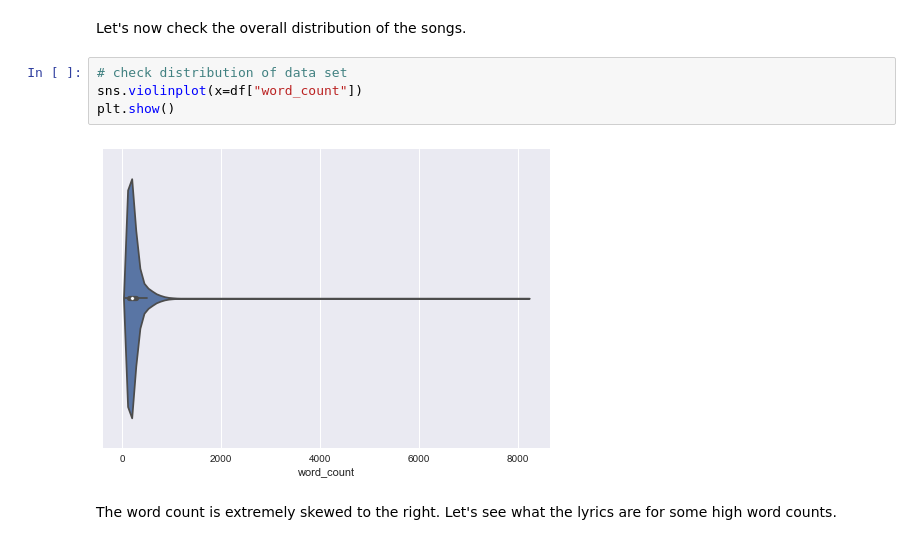
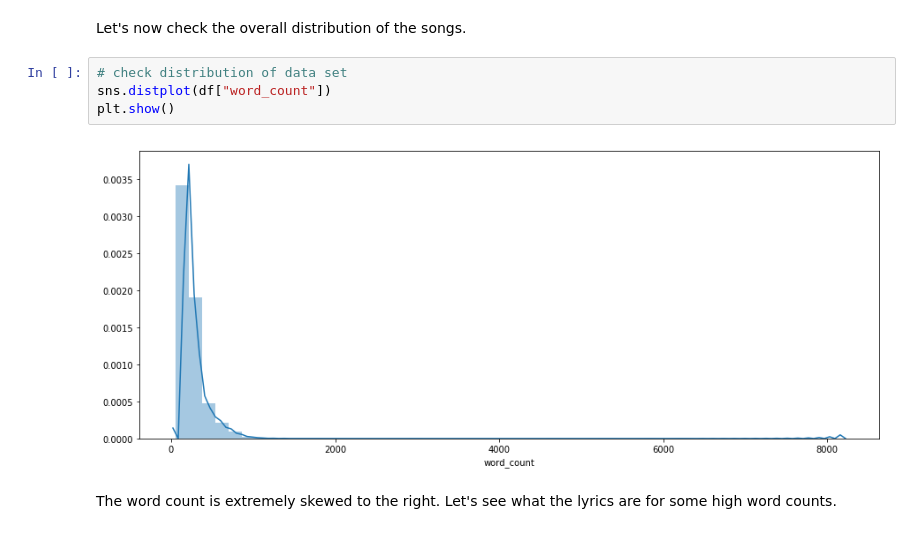
Before and after one commit to ShawnLe007/Lyric-Machine-Learning-Analysis, a Jupyter notebook: COGS118B.ipynb, the cells around one changed output. Drawn from its saved outputs; the diff is of its cells as text.

```diff
--- a/COGS118B.ipynb
+++ b/COGS118B.ipynb
@@ -349,10 +334,10 @@ Name: word_count, dtype: float64
 Let's now check the overall distribution of the songs.
 # %%
 # check distribution of data set
-sns.violinplot(x=df["word_count"])
+sns.distplot(df["word_count"])
 plt.show()
 # %% [output]
-[figure, old version]
+[figure, new version]
 # %% [markdown]
 The word count is extremely skewed to the right.
 Let's see what the lyrics are for some high word counts.
```
Also changed, not shown: parts of 13 cells of this notebook.
